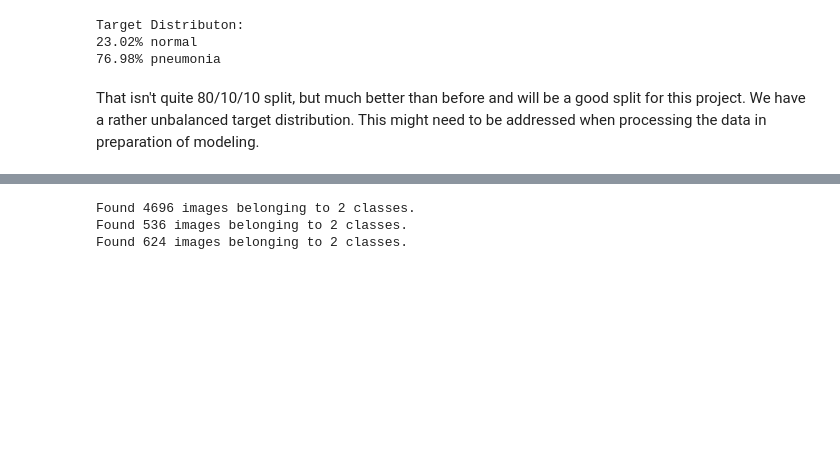
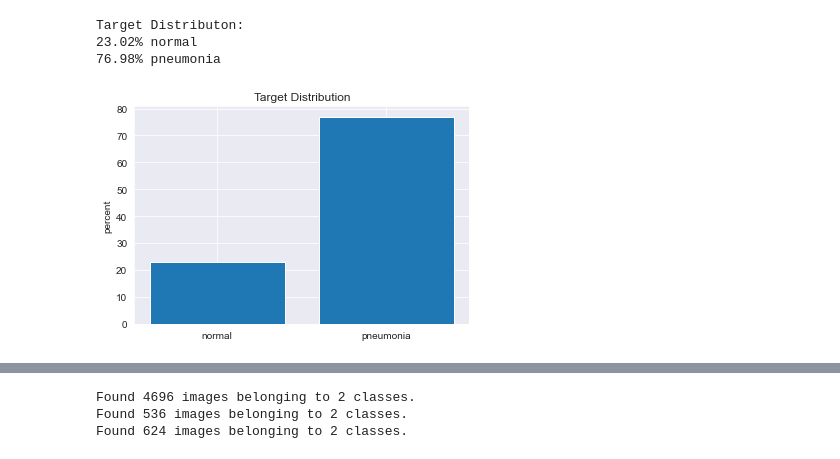
Before and after one commit to Bella3s/xray_image_classification, a Jupyter notebook: index.ipynb, the cells around one changed output, grey strips where cells are left out. Drawn from its saved outputs; the diff is of its cells as text; code cells hidden in the pictures; blank space fills up the shorter version.

```diff
--- a/index.ipynb
+++ b/index.ipynb
@@ -160,5 +174,12 @@ print('{}% pneumonia'.format(round(len_pneu_train/len_total_train * 100, 2)))
 Target Distributon:
 23.02% normal
 76.98% pneumonia
-# %% [markdown]
-That isn't quite 80/10/10 split, but much better than before and will be a good split for this project.  We have a rather unbalanced target distribution.  This might need to be addressed when processing the data in preparation of modeling.
+# %%
+# Visualize distribution of target
+
+plt.bar(['normal', 'pneumonia'], [23.02, 76.98])
+plt.title('Target Distribution')
+plt.ylabel('percent')
+plt.grid('True');
+# %% [output]
+[figure, added]
```
Also changed, not shown: parts of 102 cells of this notebook, 1 other file.
